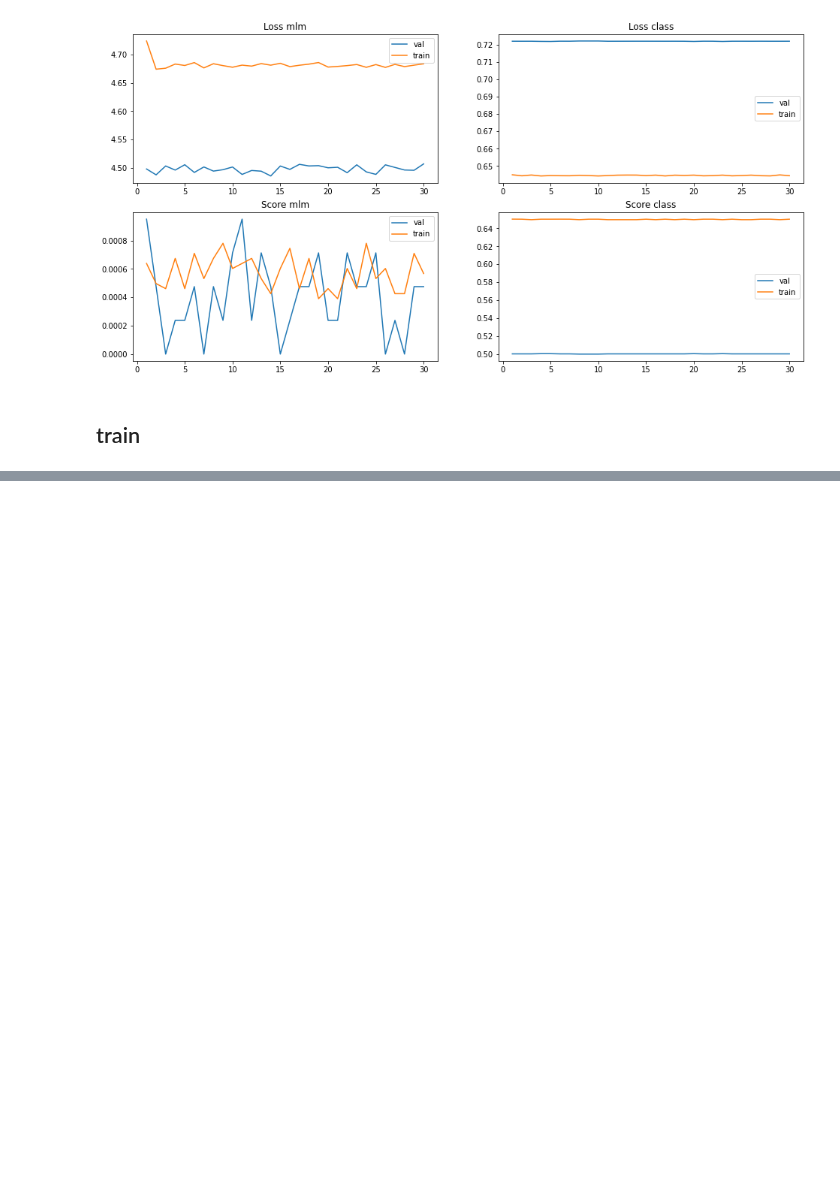
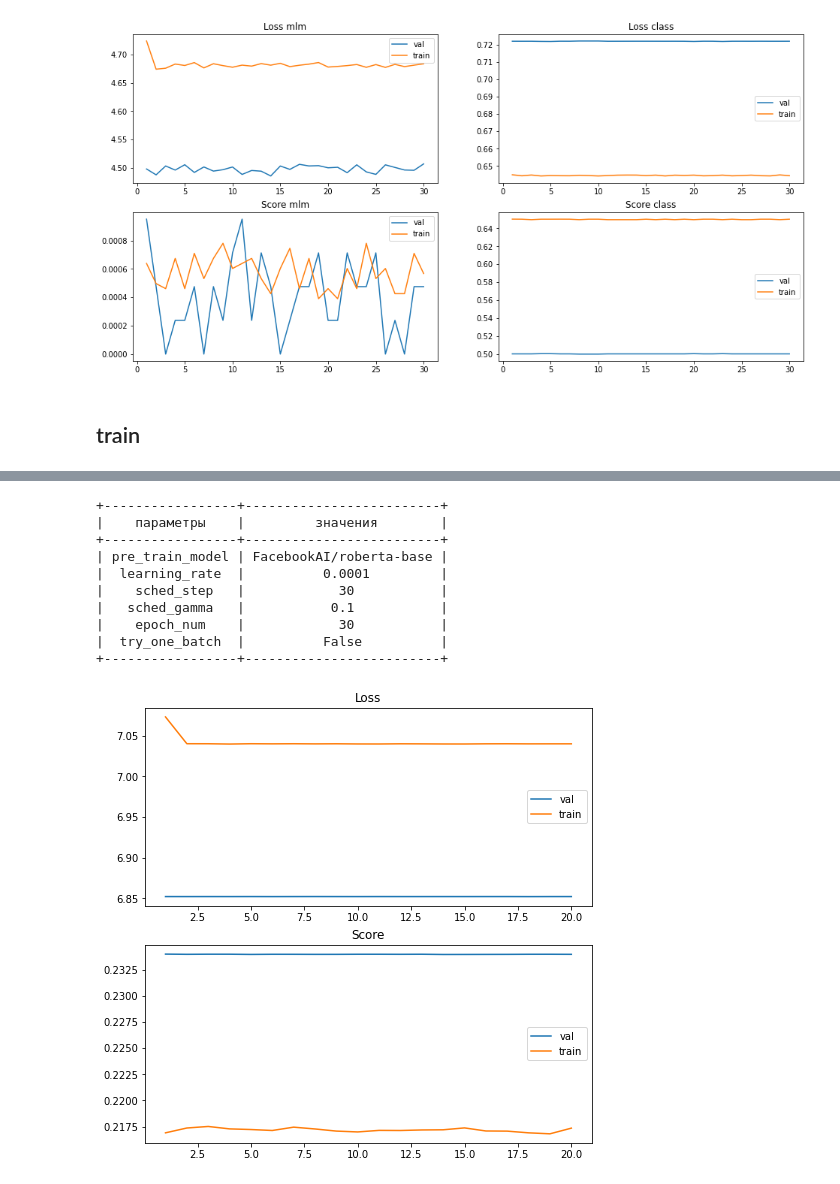
Before and after one commit to cvetoc/diploma, a Jupyter notebook: Training.ipynb, the cells around one changed output, grey strips where cells are left out. Cells and saved outputs as stored; diff of their text form; code cells hidden in the pictures; blank space fills up the shorter version.

```diff
--- a/Training.ipynb
+++ b/Training.ipynb
@@ -116,0 +130,16 @@ data_config = yaml.load(open("configs/data_config.yaml", 'r', encoding='utf-8'),
+# %%
+utils.graf(
+    data_config["path_repository"] + "training_logs_/progress_log_wikisql_train.txt"
+)
+# %% [output]
++-----------------+-------------------------+
+|    параметры    |         значения        |
++-----------------+-------------------------+
+| pre_train_model | FacebookAI/roberta-base |
+|  learning_rate  |          0.0001         |
+|    sched_step   |            30           |
+|   sched_gamma   |           0.1           |
+|    epoch_num    |            30           |
+|  try_one_batch  |          False          |
++-----------------+-------------------------+
+[figure, added]
```
Also changed, not shown: parts of 30 cells of this notebook, 9 other files.
